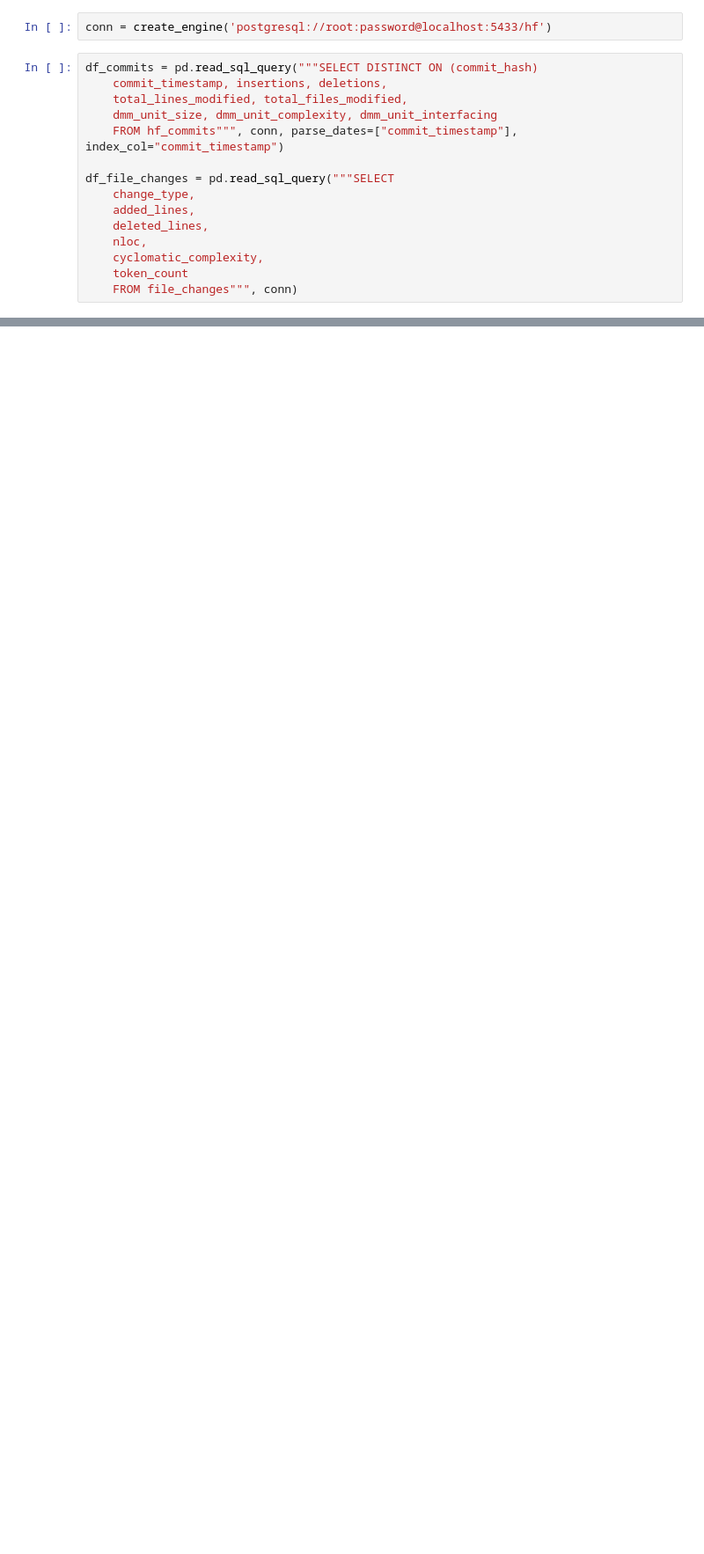
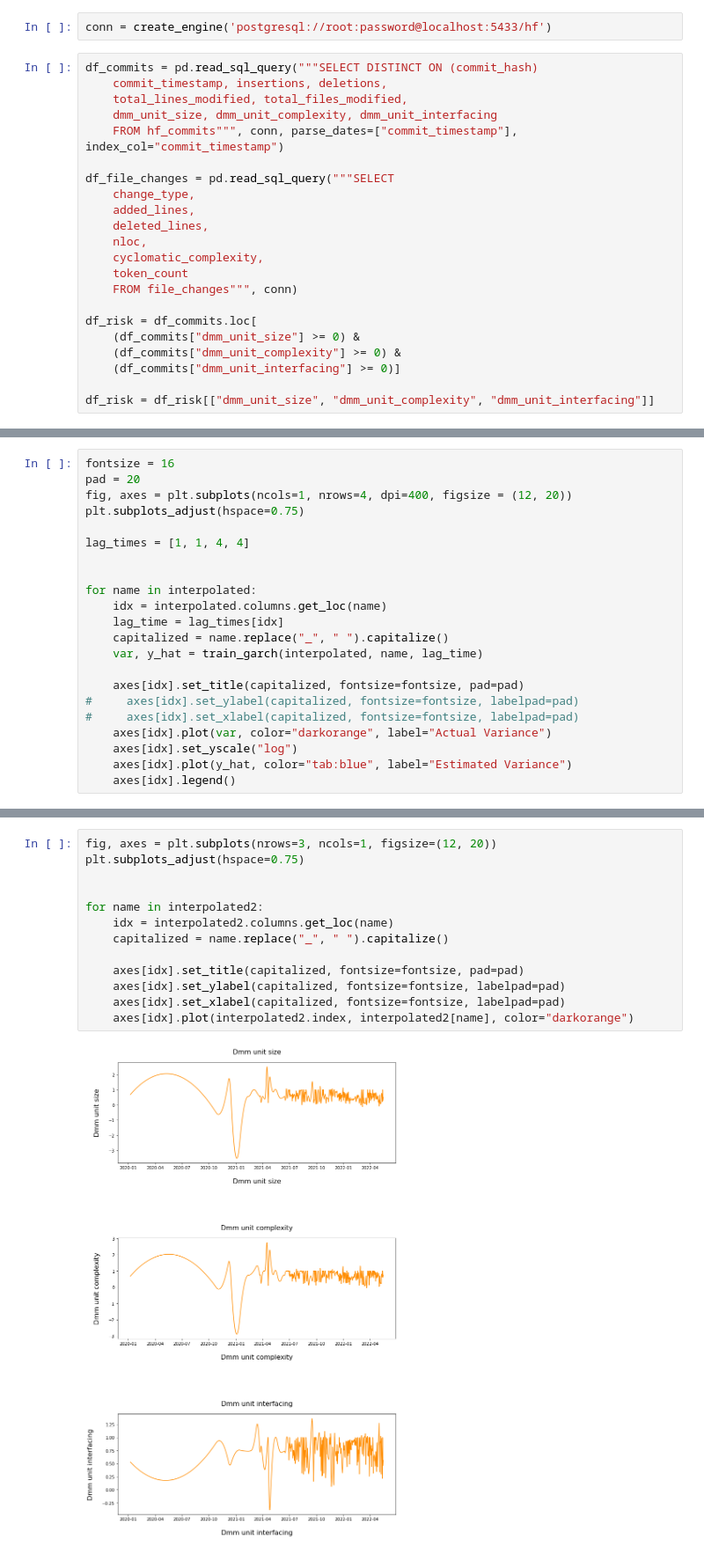
Before and after one commit to Elang89/hf-evolution, a Jupyter notebook: notebooks/models_statistics.ipynb, the cells around one changed output, grey strips where cells are left out. Shown at 88% size. Saved outputs shown, nothing was run; the diff lists cells and outputs as text; blank space fills up the shorter version.

Commit message:
Add new images

```diff
--- a/notebooks/models_statistics.ipynb
+++ b/notebooks/models_statistics.ipynb
@@ -23,3 +29,10 @@ df_file_changes = pd.read_sql_query("""SELECT
     cyclomatic_complexity,
     token_count
     FROM file_changes""", conn)
+
+df_risk = df_commits.loc[
+    (df_commits["dmm_unit_size"] >= 0) &
+    (df_commits["dmm_unit_complexity"] >= 0) &
+    (df_commits["dmm_unit_interfacing"] >= 0)]
+
+df_risk = df_risk[["dmm_unit_size", "dmm_unit_complexity", "dmm_unit_interfacing"]]
@@ -130,0 +163,22 @@ plt.savefig("plots/insertions_models_timeseries.png", dpi=400, bbox_inches='tigh
+# %%
+fontsize = 16
+pad = 20
+fig, axes = plt.subplots(ncols=1, nrows=4, dpi=400, figsize = (12, 20))
+plt.subplots_adjust(hspace=0.75)
+
+lag_times = [1, 1, 4, 4]
+
+
+for name in interpolated:
+    idx = interpolated.columns.get_loc(name)
+    lag_time = lag_times[idx]
+    capitalized = name.replace("_", " ").capitalize()
+    var, y_hat = train_garch(interpolated, name, lag_time)
+
+    axes[idx].set_title(capitalized, fontsize=fontsize, pad=pad)
+#     axes[idx].set_ylabel(capitalized, fontsize=fontsize, labelpad=pad)
+#     axes[idx].set_xlabel(capitalized, fontsize=fontsize, labelpad=pad)
+    axes[idx].plot(var, color="darkorange", label="Actual Variance")
+    axes[idx].set_yscale("log")
+    axes[idx].plot(y_hat, color="tab:blue", label="Estimated Variance")
+    axes[idx].legend()
@@ -130,0 +204,15 @@ plt.savefig("plots/insertions_models_timeseries.png", dpi=400, bbox_inches='tigh
+# %%
+fig, axes = plt.subplots(nrows=3, ncols=1, figsize=(12, 20))
+plt.subplots_adjust(hspace=0.75)
+
+
+for name in interpolated2:
+    idx = interpolated2.columns.get_loc(name)
+    capitalized = name.replace("_", " ").capitalize()
+
+    axes[idx].set_title(capitalized, fontsize=fontsize, pad=pad)
+    axes[idx].set_ylabel(capitalized, fontsize=fontsize, labelpad=pad)
+    axes[idx].set_xlabel(capitalized, fontsize=fontsize, labelpad=pad)
+    axes[idx].plot(interpolated2.index, interpolated2[name], color="darkorange")
+# %% [output]
+[figure, added]
```
Also changed, not shown: parts of 17 cells of this notebook, 9 other files.
